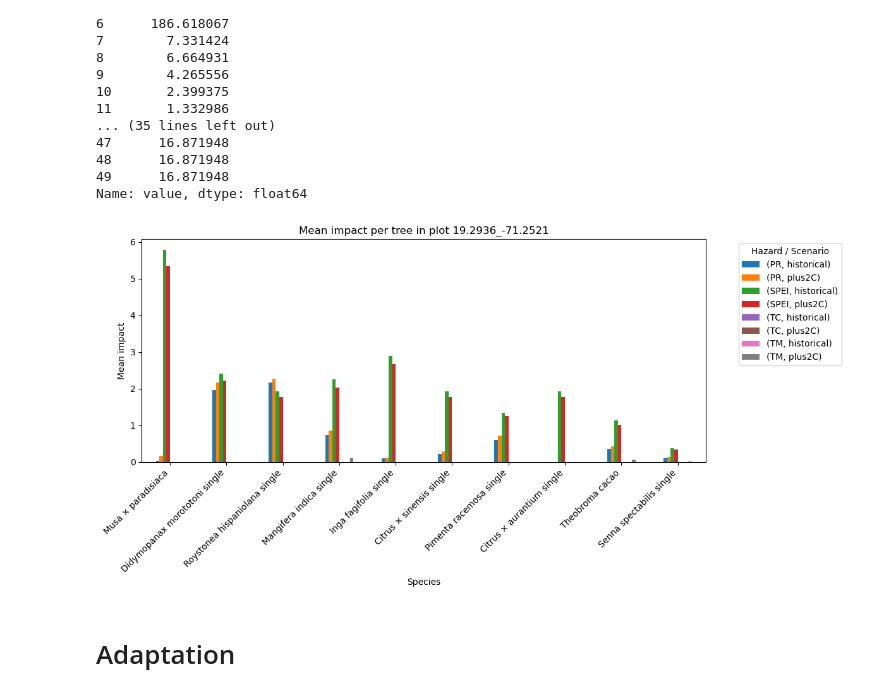
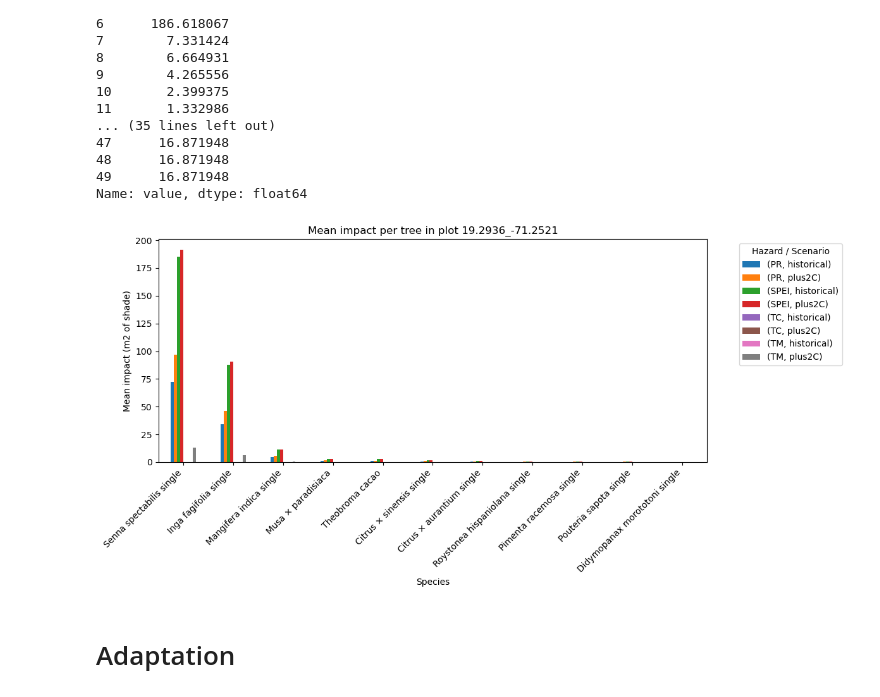
Before and after one commit to zeliest/coffee_banana_cacao_climate_risk, a Jupyter notebook: risk_shading/shade_agroforestry_risk_adaptation.ipynb, the cells around one changed output. Saved outputs shown, nothing was run; the diff lists cells and outputs as text; code cells hidden in the pictures.

```diff
--- a/risk_shading/shade_agroforestry_risk_adaptation.ipynb
+++ b/risk_shading/shade_agroforestry_risk_adaptation.ipynb
@@ -665,7 +665,7 @@ agroforest_df["value"] = agroforest_df["shading_m2"]
 
 # Filter relevant exposures (e.g. only shade trees in one plot)
 exp = Exposures(data=agroforest_df[
-    (agroforest_df["plot_index"] == 1) &
+    (agroforest_df["plot_index"] == 0) &
     (agroforest_df["type"].isin(["1st tree", "2nd tree"]))
 ])
 
@@ -929,35 +925,36 @@ for scenario in scenarios:
                     "scenario": scenario,
                     "impact": val,
                     "shade_value": agroforest_df.iloc[i].get("shade_value", None)
                 })
         except KeyError:
             print(f"⚠️ Missing impact data for {scenario} - {hazard}")
 
 impact_long_df = pd.DataFrame.from_records(records)
+plot_df["species"] = plot_df["species"].str.replace(" single", "", regex=False)
 
 # Step 3: Plot per plot_id
 for plot_id, plot_df in impact_long_df.groupby("plot_id"):
     fig, ax = plt.subplots(figsize=(12, 6))
 
     # Pivot: species x (hazard, scenario)
     pivot = plot_df.pivot_table(index="species", columns=["hazard", "scenario"], values="impact").fillna(0)
 
     # Sort species by total impact
     pivot["total"] = pivot.mean(axis=1)
     pivot = pivot.sort_values("total", ascending=False)
     pivot.drop(columns="total", inplace=True)
 
     # Plot grouped bars
     pivot.plot(kind="bar", ax=ax)
     ax.set_title(f"Mean impact per tree in plot {plot_id}")
-    ax.set_ylabel("Mean impact")
+    ax.set_ylabel("Mean impact (m2 of shade)")
     ax.set_xlabel("Species")
     ax.legend(title="Hazard / Scenario", bbox_to_anchor=(1.05, 1), loc='upper left')
     plt.xticks(rotation=45, ha="right")
     plt.tight_layout()
     plt.show()
 # %% [output]
-[figure, old version]
+[figure, new version]
 # %% [markdown]
 # Adaptation
 # %% [markdown]
```
Also changed, not shown: parts of 5 cells of this notebook, 3 other files.
